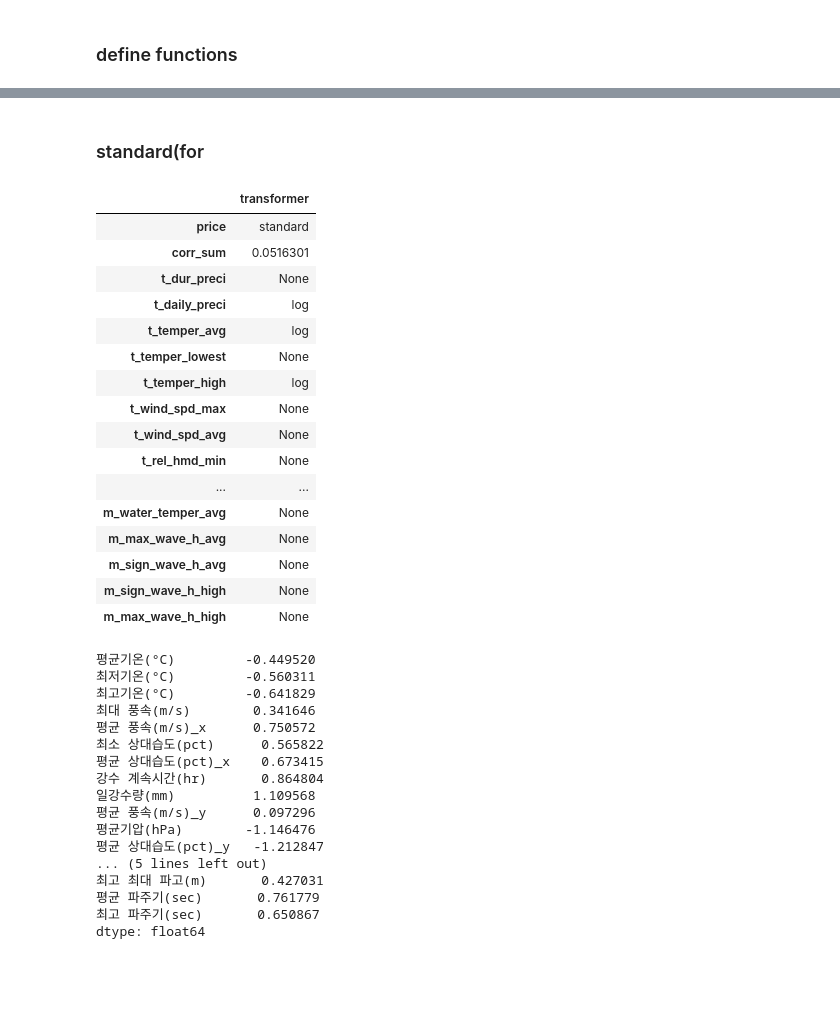
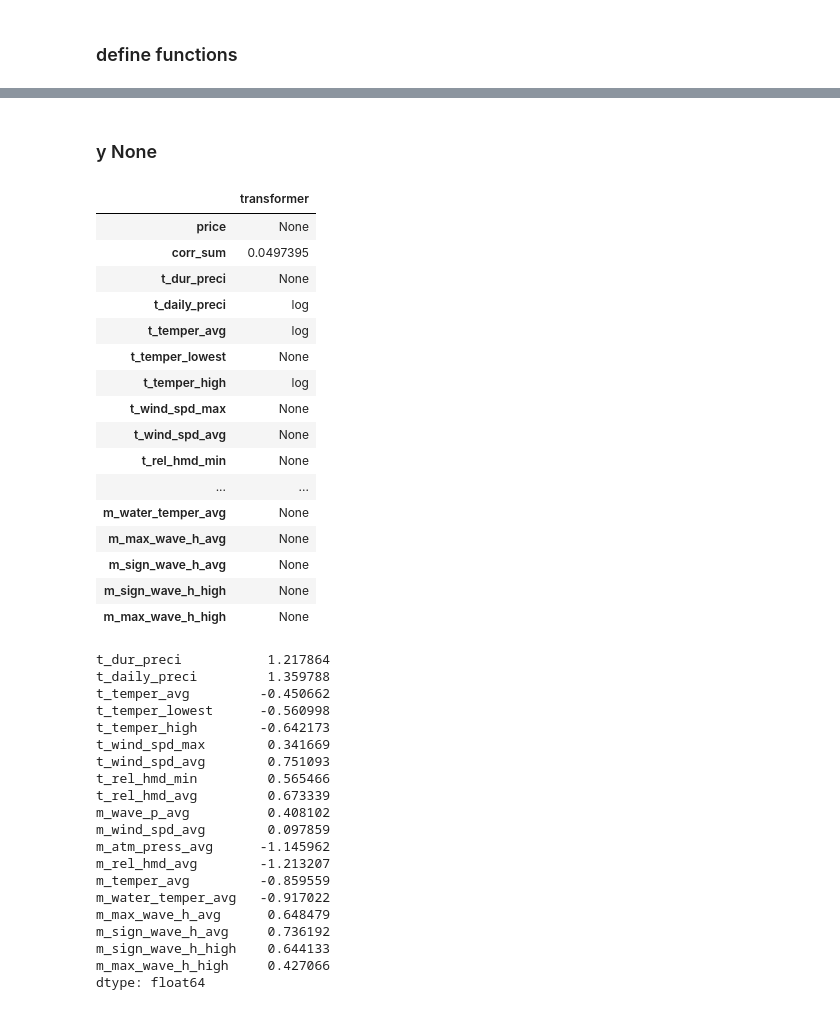
Before and after one commit to meowpunch/bobsim-research, a Jupyter notebook: src/main/python/naive_correlation.ipynb, the cells around one changed output, grey strips where cells are left out. Drawn from its saved outputs; the diff is of its cells as text; code cells hidden in the pictures; blank space fills up the shorter version.

```diff
--- a/src/main/python/naive_correlation.ipynb
+++ b/src/main/python/naive_correlation.ipynb
@@ -12,7 +12,7 @@ import numpy as np
 
 from sklearn.base import BaseEstimator, TransformerMixin
 from scipy.stats import skew
-from util.build_dataset import build_origin_fmp
+from util.build_dataset import build_master
 
 
 # transformer
@@ -28,9 +28,9 @@ sqrt = sqrt_transform
 standard = StandardScaler()
 
 t_names_X = ['log', 'None']
-t_names_y = ['log', 'standard', 'None']
+t_names_y = ['None', 'standard']
 transformers_X = [log, 'None']
-transformers_y = [log, standard, 'None']
+transformers_y = ['None', standard]
 
 
 
@@ -118,0 +111,2 @@ origin_df = build_origin_fmp(date="201908", prefix='clean')
+# %%
+origin_df = build_master(dataset="clean_origin_fmp")
@@ -164,13 +183,13 @@ result08.T
 # %%
 temp_df = result08.reset_index().rename(columns={"index": "price"})
-# %% [markdown]
-### standard(for
+# %% [markdown]
+### y None
 # %%
-temp_df[temp_df['price']=='standard'].T.rename(columns={1:"transformer"})
+temp_df[temp_df['price']=='None'].T.rename(columns={0:"transformer"})
 # %% [output]
 |  | transformer |
-| price | standard |
-| corr_sum | 0.0516301 |
+| price | None |
+| corr_sum | 0.0497395 |
 | t_dur_preci | None |
 | t_daily_preci | log |
 | t_temper_avg | log |
@@ -188,22 +207,25 @@ temp_df[temp_df['price']=='standard'].T.rename(columns={1:"transformer"})
 # %%
 skews08
 # %% [output]
-평균기온(°C)         -0.449520
-최저기온(°C)         -0.560311
-최고기온(°C)         -0.641829
-최대 풍속(m/s)        0.341646
-평균 풍속(m/s)_x      0.750572
-최소 상대습도(pct)      0.565822
-평균 상대습도(pct)_x    0.673415
-강수 계속시간(hr)       0.864804
-일강수량(mm)          1.109568
-평균 풍속(m/s)_y      0.097296
-평균기압(hPa)        -1.146476
-평균 상대습도(pct)_y   -1.212847
-... (5 lines left out)
-최고 최대 파고(m)       0.427031
-평균 파주기(sec)       0.761779
-최고 파주기(sec)       0.650867
+t_dur_preci           1.217864
+t_daily_preci         1.359788
+t_temper_avg         -0.450662
+t_temper_lowest      -0.560998
+t_temper_high        -0.642173
+t_wind_spd_max        0.341669
+t_wind_spd_avg        0.751093
+t_rel_hmd_min         0.565466
+t_rel_hmd_avg         0.673339
+m_wave_p_avg          0.408102
+m_wind_spd_avg        0.097859
+m_atm_press_avg      -1.145962
+m_rel_hmd_avg        -1.213207
+m_temper_avg         -0.859559
+m_water_temper_avg   -0.917022
+m_max_wave_h_avg      0.648479
+m_sign_wave_h_avg     0.736192
+m_sign_wave_h_high    0.644133
+m_max_wave_h_high     0.427066
 dtype: float64
 # %%
 result07, ori_corr07, skews07 = pipeline(date="201907")
```
Also changed, not shown: parts of 8 cells of this notebook, 9 other files.
